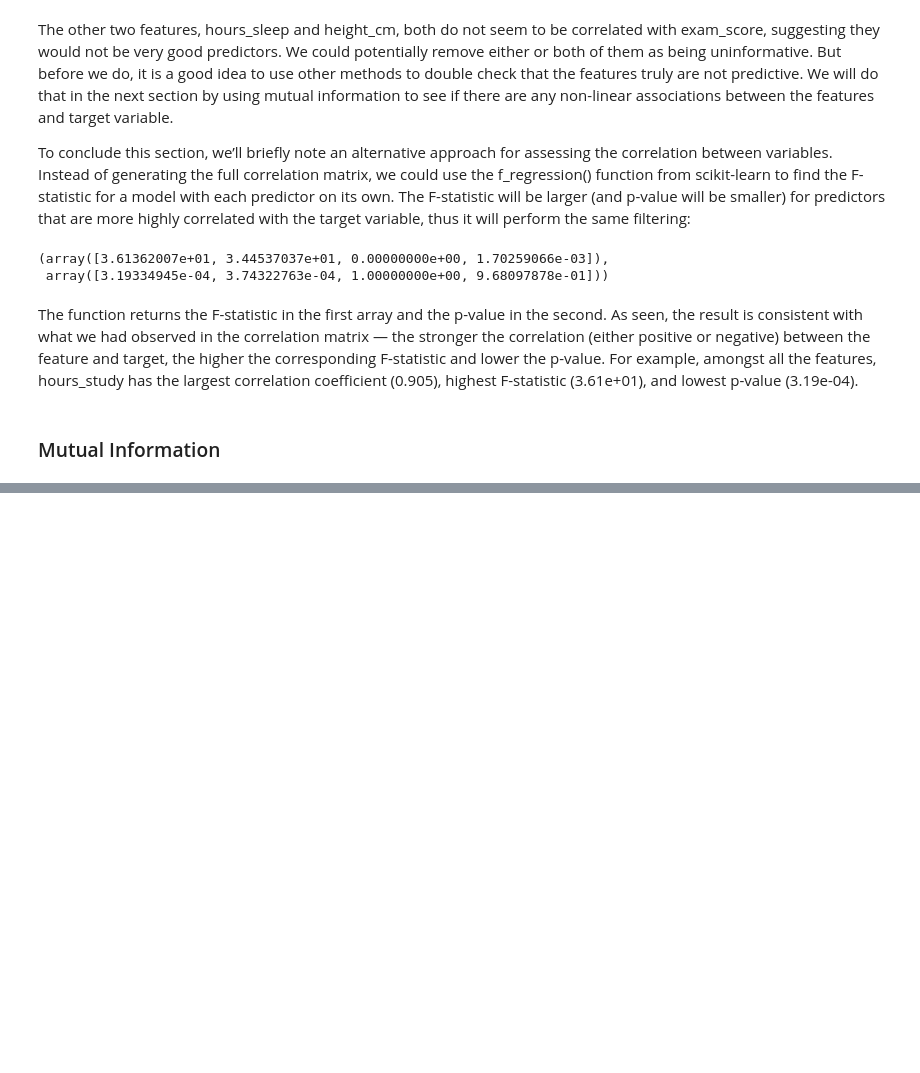
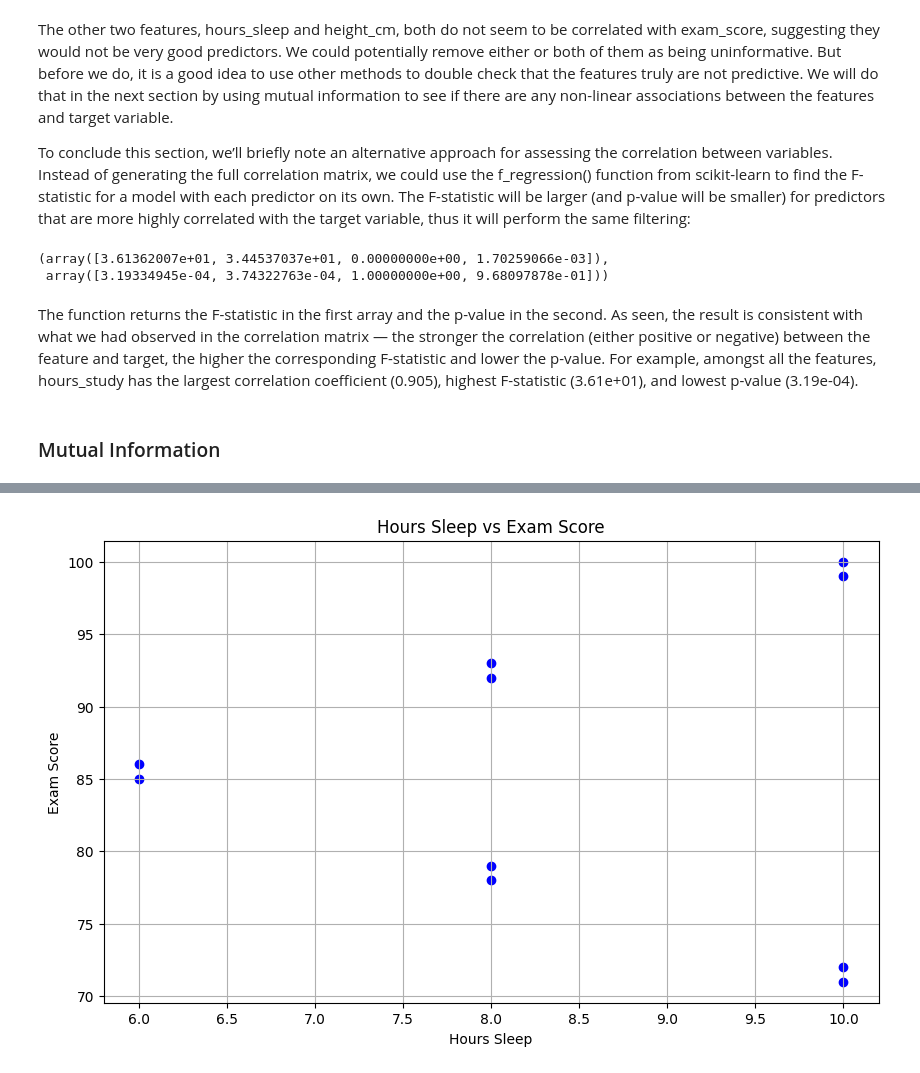
Before and after one commit to dpons222/ML-AI-Self-Learning, a Jupyter notebook: Machine Learning/machine_learning.ipynb, the cells around one changed output, grey strips where cells are left out. Saved outputs shown, nothing was run; the diff lists cells and outputs as text; code cells hidden in the pictures; blank space fills up the shorter version.

```diff
--- a/Machine Learning/machine_learning.ipynb
+++ b/Machine Learning/machine_learning.ipynb
@@ -955,0 +1026,13 @@ The function returns the F-statistic in the first array and the p-value in the s
+# %%
+import matplotlib.pyplot as plt
+
+# Plot hours_sleep against exam_score
+plt.figure(figsize=(10, 6))
+plt.scatter(X['hours_sleep'], y, color='blue')
+plt.xlabel('Hours Sleep')
+plt.ylabel('Exam Score')
+plt.title('Hours Sleep vs Exam Score')
+plt.grid(True)
+plt.show()
+# %% [output]
+[figure, added]
```
Also changed, not shown: parts of 27 cells of this notebook.
